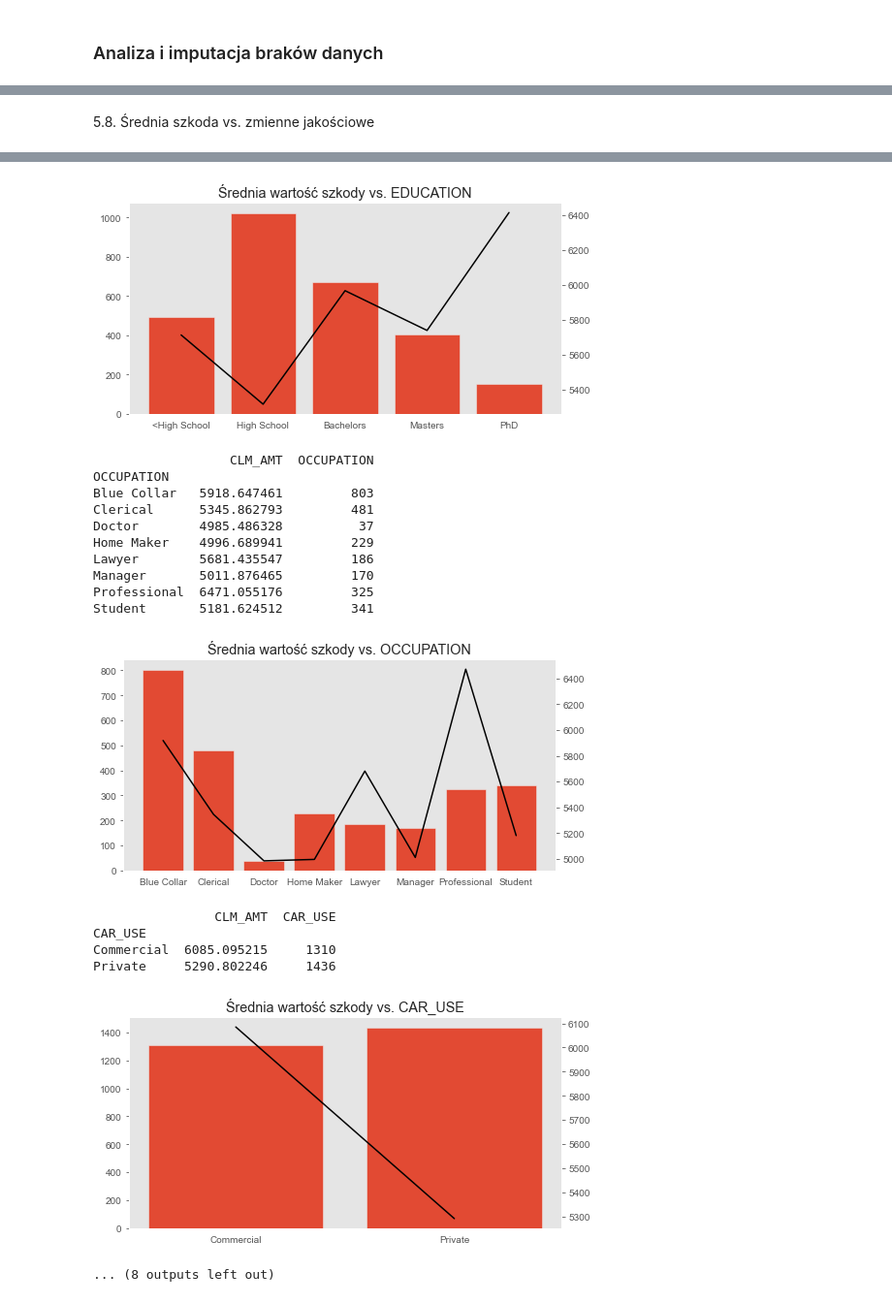
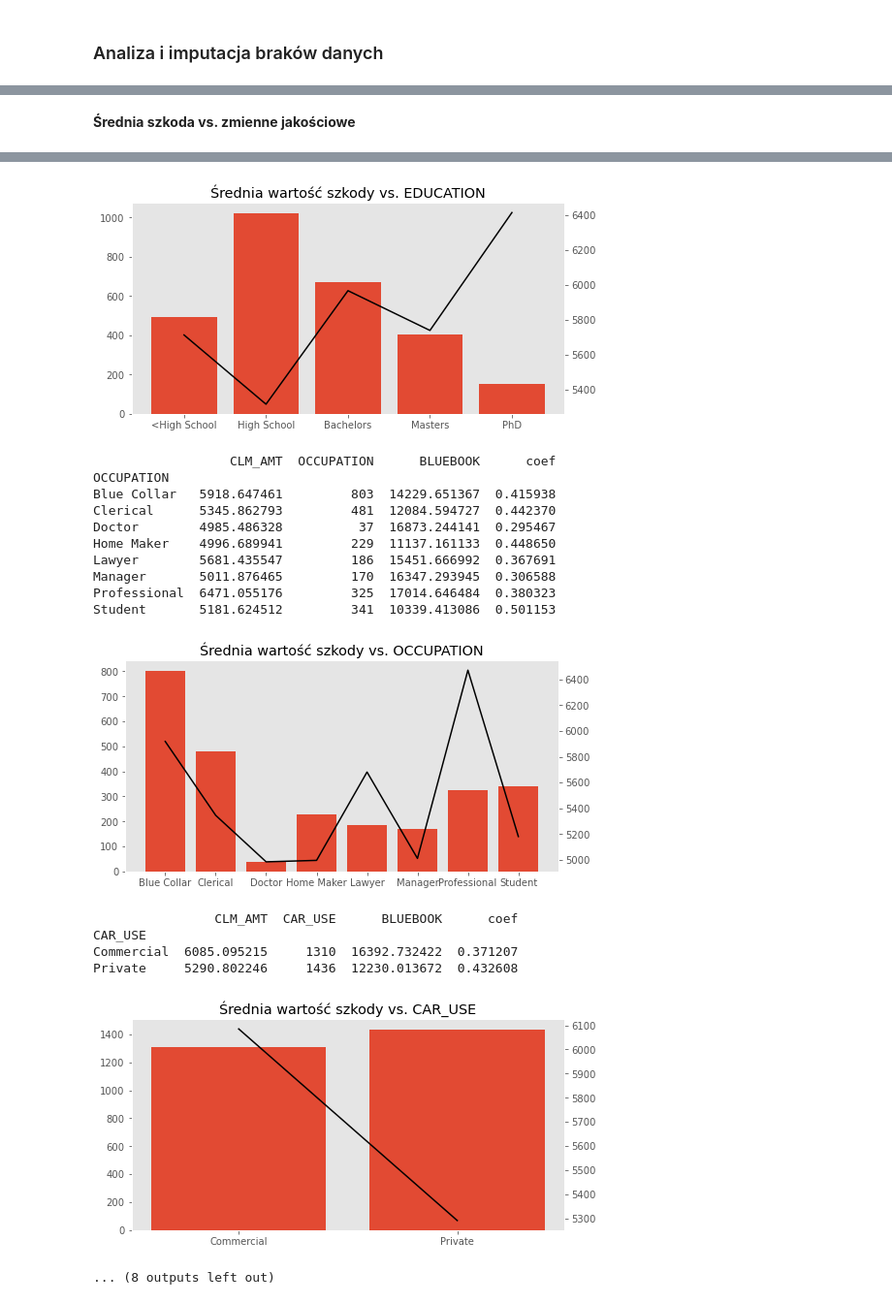
Before and after one commit to DominikMAI/Modele_Parametryczne, a Jupyter notebook: Eksploracja_danych.ipynb, the cells around one changed output, grey strips where cells are left out. Shown at 97% size. Cells and saved outputs as stored; diff of their text form; code cells hidden in the pictures.

```diff
--- a/Eksploracja_danych.ipynb
+++ b/Eksploracja_danych.ipynb
@@ -486,0 +891,9 @@ Highly Rural/ Rural        2072  0.201126
+# %%
+def closest_value(list, value):
+    arr = np.asarray(list)
+    i = (np.abs(arr - value)).argmin()
+    return arr[i]
+# %%
+#zbiór średnich zarobków w danym zawodzie
+means = [mean_professional, mean_blue_collar, mean_manager,
+         mean_clerical, mean_doctor, mean_lawyer, mean_home_maker, mean_student]
@@ -486,0 +1009,4 @@ Highly Rural/ Rural        2072  0.201126
+# %%
+df.dropna(inplace=True)
+df = df.append(nan)
+df = df.sort_index()
@@ -749,0 +1191,24 @@ Private       0.220482     6513
+# %%
+df_non_zero_claims = df[df['CLM_AMT'] > 0]
+for i in numeric_cols_predictors:
+    fig, ax1 = plt.subplots(1, 1, figsize=(8, 4))
+    ax2 = ax1.twinx()
+
+    if len(df_non_zero_claims[i].unique()) > 10:
+        df_non_zero_claims['temp'] = pd.cut(df_non_zero_claims[i], include_lowest=True, bins=10, precision=0)
+        data_summary = df_non_zero_claims.groupby('temp').agg({i: 'count', 'CLM_AMT': 'mean'})
+        ax1.bar(x=[str(item) for item in data_summary.index], height=data_summary[i])
+        ax2.plot(data_summary['CLM_AMT'], color='black')
+        ax1.tick_params(axis='x', labelrotation = 45)
+        del df_non_zero_claims['temp']
+    else:
+        data_summary = df_non_zero_claims.groupby(i).agg({i: 'count', 'CLM_AMT': 'mean'})
+        ax1.bar(x=[str(item) for item in data_summary.index], height=data_summary[i])
+        ax2.plot(data_summary['CLM_AMT'], color='black')
+
+    ax1.grid(False)
+    ax2.grid(False)
+    plt.title(f'Średnia wartość szkody vs. {i}')
+
+    print(data_summary)
+    plt.show()
@@ -750,5 +1288,5 @@ Private       0.220482     6513
 # %% [markdown]
-5.8. Średnia szkoda vs. zmienne jakościowe
+**Średnia szkoda vs. zmienne jakościowe**
 # %%
 df_non_zero_claims = df[df['CLM_AMT'] > 0]
 
@@ -756,7 +1294,7 @@ for i in categorical_cols_predictors:
     fig, ax1 = plt.subplots(1, 1, figsize=(8, 4))
     ax2 = ax1.twinx()
 
-    data_summary = df_non_zero_claims.groupby(i).agg({'CLM_AMT': 'mean', i: 'count'})
+    data_summary = df_non_zero_claims.groupby(i).agg({'CLM_AMT': 'mean', i: 'count', 'BLUEBOOK': 'mean'})
     if i == 'EDUCATION':
         data_summary = data_summary.reindex(['<High School', 'High School', 'Bachelors', 'Masters', 'PhD'])
 
@@ -766,6 +1304,7 @@ for i in categorical_cols_predictors:
     ax2.grid(False)
     plt.title(f'Średnia wartość szkody vs. {i}')
 
+    data_summary['coef'] = data_summary['CLM_AMT'] / data_summary['BLUEBOOK']
     print(data_summary)
     plt.show()
 # %% [output]
@@ -794,18 +1333,18 @@ PhD           6413.441406        154
-[figure, old version]
+[figure, new version]
-                  CLM_AMT  OCCUPATION
+                  CLM_AMT  OCCUPATION      BLUEBOOK      coef
 OCCUPATION
-Blue Collar   5918.647461         803
-Clerical      5345.862793         481
-Doctor        4985.486328          37
-Home Maker    4996.689941         229
-Lawyer        5681.435547         186
-Manager       5011.876465         170
-Professional  6471.055176         325
-Student       5181.624512         341
+Blue Collar   5918.647461         803  14229.651367  0.415938
+Clerical      5345.862793         481  12084.594727  0.442370
+Doctor        4985.486328          37  16873.244141  0.295467
+Home Maker    4996.689941         229  11137.161133  0.448650
+Lawyer        5681.435547         186  15451.666992  0.367691
+Manager       5011.876465         170  16347.293945  0.306588
+Professional  6471.055176         325  17014.646484  0.380323
+Student       5181.624512         341  10339.413086  0.501153
-[figure, old version]
+[figure, new version]
-                CLM_AMT  CAR_USE
+                CLM_AMT  CAR_USE      BLUEBOOK      coef
 CAR_USE
-Commercial  6085.095215     1310
-Private     5290.802246     1436
+Commercial  6085.095215     1310  16392.732422  0.371207
+Private     5290.802246     1436  12230.013672  0.432608
-[figure, old version]
+[figure, new version]
 ... (8 outputs left out)
```
Also changed, not shown: parts of 178 cells of this notebook, 13 other files.
